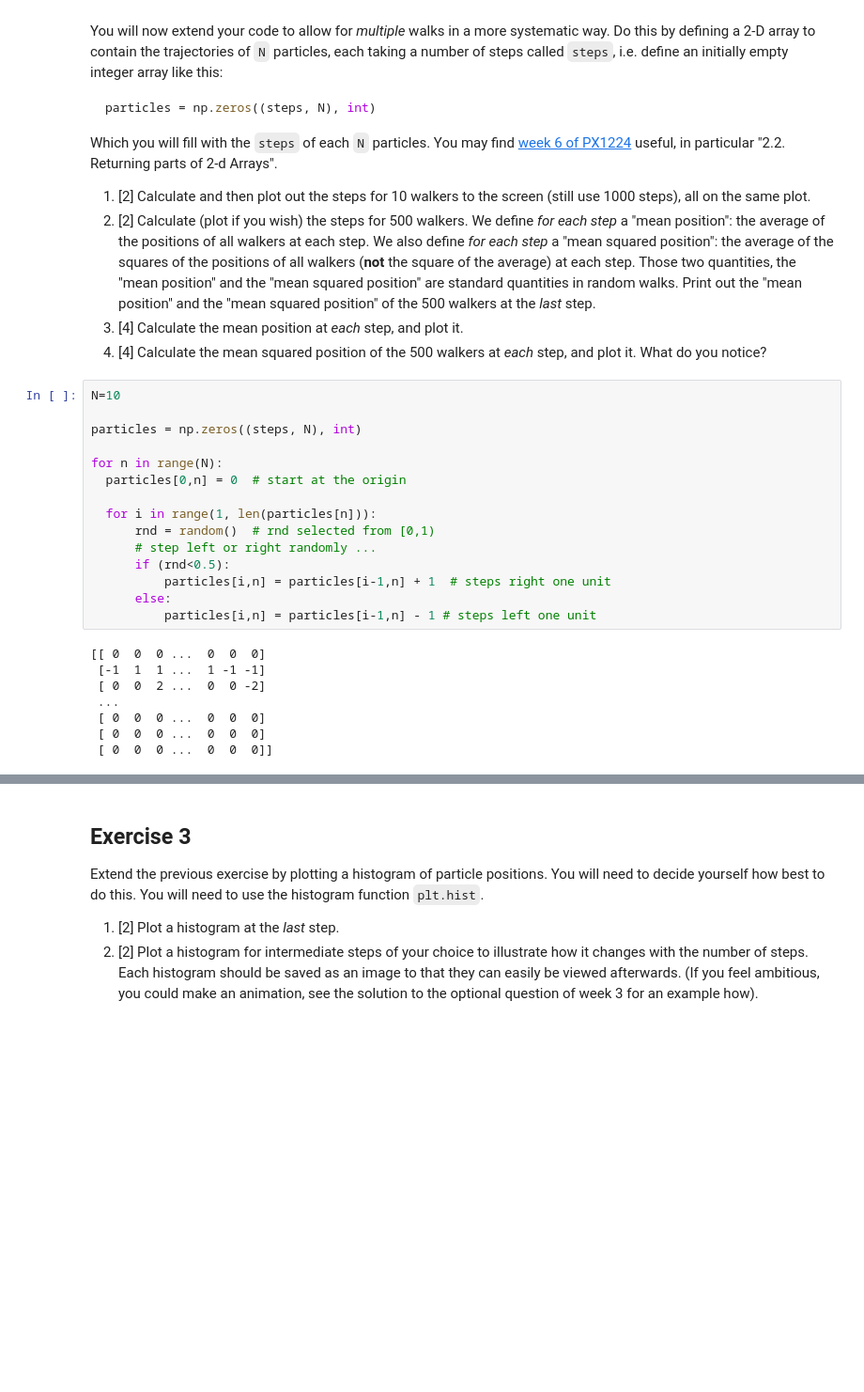
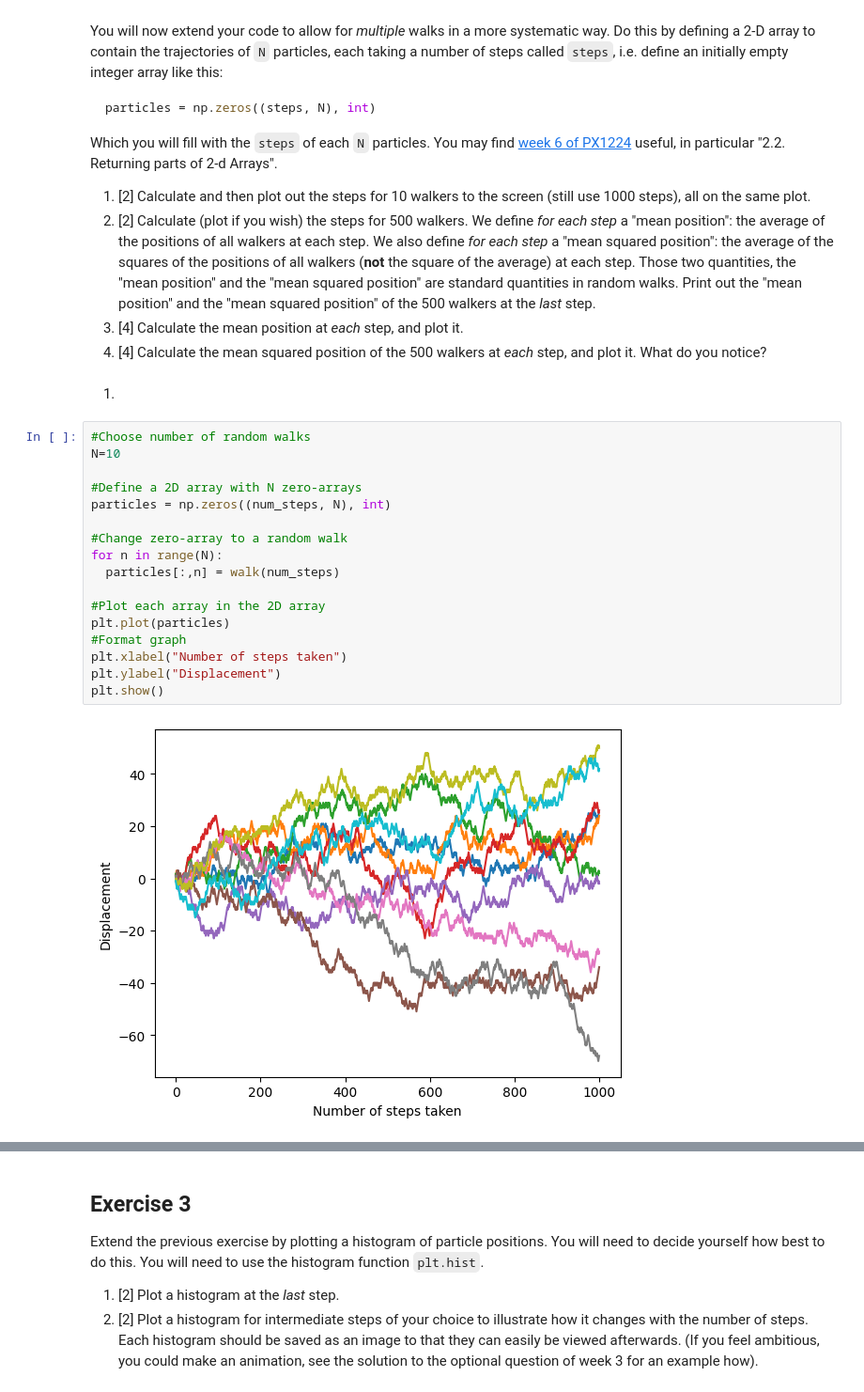
Before and after one commit to PX2145-2025/week-7-b-Morley-James, a Jupyter notebook: Random_walk.ipynb, the cells around one changed output, grey strips where cells are left out. Shown at 94% size. Drawn from its saved outputs; the diff is of its cells as text; blank space fills up the shorter version.

```diff
--- a/Random_walk.ipynb
+++ b/Random_walk.ipynb
@@ -99,26 +104,24 @@ Which you will fill with the `steps` of each `N` particles. You may find [week 6
  3. [4] Calculate the mean position at _each_ step, and plot it.
  4. [4] Calculate the mean squared position of the 500 walkers at _each_ step, and
 plot it. What do you notice?
-# %%
-N=10
-
-particles = np.zeros((steps, N), int)
-
-for n in range(N):
-  particles[0,n] = 0  # start at the origin
-
-  for i in range(1, len(particles[n])):
-      rnd = random()  # rnd selected from [0,1)
-      # step left or right randomly ...
-      if (rnd<0.5):
-          particles[i,n] = particles[i-1,n] + 1  # steps right one unit
-      else:
-          particles[i,n] = particles[i-1,n] - 1 # steps left one unit
-# %% [output]
-[[ 0  0  0 ...  0  0  0]
- [-1  1  1 ...  1 -1 -1]
- [ 0  0  2 ...  0  0 -2]
- ...
- [ 0  0  0 ...  0  0  0]
- [ 0  0  0 ...  0  0  0]
- [ 0  0  0 ...  0  0  0]]
+# %% [markdown]
+1.
+# %%
+#Choose number of random walks
+N=10
+
+#Define a 2D array with N zero-arrays
+particles = np.zeros((num_steps, N), int)
+
+#Change zero-array to a random walk
+for n in range(N):
+  particles[:,n] = walk(num_steps)
+
+#Plot each array in the 2D array
+plt.plot(particles)
+#Format graph
+plt.xlabel("Number of steps taken")
+plt.ylabel("Displacement")
+plt.show()
+# %% [output]
+[figure, added]
```
Also changed, not shown: parts of 9 cells of this notebook.
